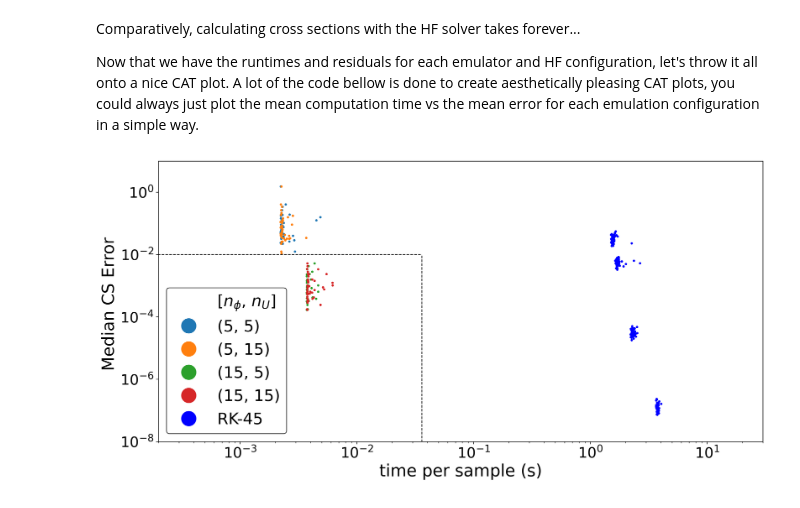
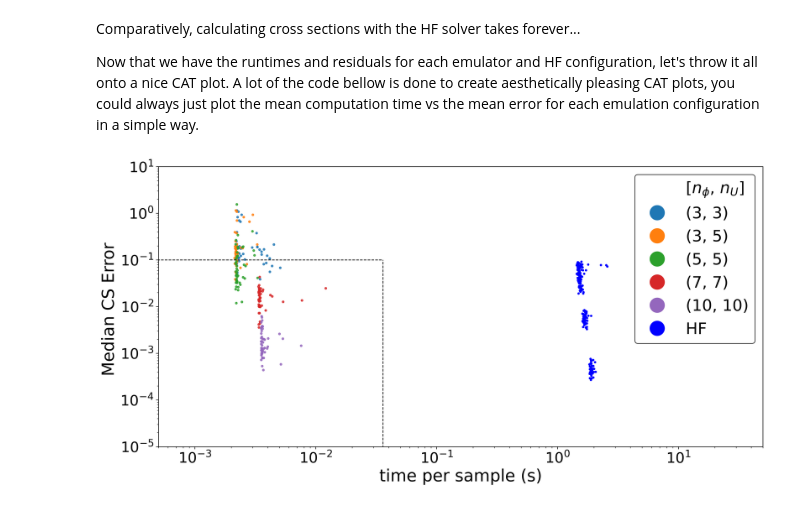
Before and after one commit to bandframework/rose, a Jupyter notebook: tutorials/K - ROSE_tutorial_1_building_an_emulator.ipynb, the cells around one changed output. Drawn from its saved outputs; the diff is of its cells as text; code cells hidden in the pictures.

```diff
--- a/tutorials/K - ROSE_tutorial_1_building_an_emulator.ipynb
+++ b/tutorials/K - ROSE_tutorial_1_building_an_emulator.ipynb
@@ -235,7 +235,7 @@ emulator = rose.ScatteringAmplitudeEmulator.from_train(
     interactions,
     training_samples,
     l_max,
-    n_basis=4,
+    n_basis=5,
     angles=angles / 180 * np.pi,
     hf_tols=[
         10 ** (-9),
@@ -342,7 +340,7 @@ Great, now let's choose a few configurations for the emulator and compare them.
 For each of the configs we run, we will set up the emulator, and calculate these 2 metrics. First, we will do the offline training for all the emulator configs. This is where most of the computational expense of an emulator comes in; training in the offline stage. Once each partial wave, at each paramater sample point, has it's reduced basis trained, the online stage, where we calculate observables, should be much faster.
 # %%
 # [basis size, number of terms in EIM decomposition]
-Sae_configs = [(5, 5),  (5,15), (15, 5), (15, 15)]
+Sae_configs = [(3, 3),  (3, 5), (5,5), (7,7) ,(10, 10)]
 
 # set up the emulators for each config
 Sae_Emulators = {}
@@ -354,7 +352,7 @@ for saeconfig in Sae_configs:
 We would like to compare the results of our emulartors to HF solvers at a variety of tolerances, to make sure using an emulator is actually worthwhile, as opposed to just cranking down the tolerances on our HF solver. To do that, let's also set up some "dummy" `ScatteringAmplitudeEmulators`; we will just use for their HF solvers:
 # %%
 # log of tolerance
-HF_configs=[-2,-3,-5,-7]
+HF_configs=[-1.5,-2,-3,-4]
 
 # set up the HF solvers for each config
 HF_Solvers={}
@@ -427,11 +458,3 @@ for HF in tqdm(HF_Solvers):
         "residuals_list": CAT_Data[2],
         "full_predictions": CAT_Data[3],
     }
-# %%
-for sae in Sae_Emulators:
-    data_sae = [
-        np.array(CAT_Emulator_Data[sae]["times"]
-        ),
-        np.array( [    np.median(CAT_Emulator_Data[sae]["residuals_list"][ii]) for ii in range(len(CAT_Emulator_Data[sae]["residuals_list"]))   ]  ),
-    ]
-    print(len(data_sae[1]))
@@ -509,26 +504,8 @@ for sae in Sae_Emulators:
     ]
     data_sae = np.array(data_sae)
 
-    # sns.kdeplot(
-    #     x=data_sae[0],
-    #     y=data_sae[1],
-    #     levels=[level_sns, 1],
-    #     color=colors[i],
-    #     log_scale=[True, True],
-    #     fill=True,
-    #     alpha=0.6,
-    # )
 
-    # sns.kdeplot(
-    #     x=data_sae[0],
-    #     y=data_sae[1],
-    #     levels=[level_sns],
-    #     color=colors[i],
-    #     log_scale=[True, True],
-    #     linewidths=3,
-    #     linestyles="dashed",
-    # )
-    ax.scatter(data_sae[0], data_sae[1], s=5, color=colors[i])
+    ax.scatter(data_sae[0], data_sae[1], s=7, color=colors[i],alpha=0.8)
 
     custom_lines.append(
         Line2D(
@@ -547,55 +524,38 @@ for sae in Sae_Emulators:
 
 i = 0
 for HF in HF_Solvers:
     data_hf = [
         np.array(CAT_HF_Data[HF]["times"]),
         np.array( [    np.median(CAT_HF_Data[HF]["residuals_list"][ii]) for ii in range(len(CAT_HF_Data[HF]["residuals_list"]))   ]  ),
     ]
     data_hf = np.array(data_hf)
-    # sns.kdeplot(
-    #     x=data_hf[0],
-    #     y=data_hf[1],
-    #     levels=[level_sns, 1],
-    #     color="b",
-    #     log_scale=[True, True],
-    #     fill=True,
-    #     alpha=0.6,
-    # )
-    # sns.kdeplot(
-    #     x=data_hf[0],
-    #     y=data_hf[1],
-    #     levels=[level_sns],
-    #     color="b",
-    #     log_scale=[True, True],
-    #     linewidths=3,
-    #     linestyles="dashed",
-    # )
+
     ax.scatter(data_hf[0], data_hf[1], s=5, color="b")
     i = i + 1
 
 
 custom_lines.append(
     Line2D(
-        [], [], color="b", marker="o", linestyle="None", markersize=20, label="RK-45"
+        [], [], color="b", marker="o", linestyle="None", markersize=20, label="HF"
     )
 )
 ax.legend(handles=custom_lines, fontsize=22, frameon=True, edgecolor="black")
-ax.plot([10 ** (-4), 0.036], [0.01, 0.01], color="k", linewidth=1, linestyle="dashed")
-ax.plot([0.036, 0.036], [10 ** (-9), 0.01], color="k", linewidth=1, linestyle="dashed")
+ax.plot([10 ** (-4), 0.036], [0.1, 0.1], color="k", linewidth=1, linestyle="dashed")
+ax.plot([0.036, 0.036], [10 ** (-9), 0.1], color="k", linewidth=1, linestyle="dashed")
 
 ax.set_xscale("log")
 ax.set_yscale("log")
 ax.set_xlabel("time per sample (s)", fontsize=23)
 ax.set_ylabel(
     r"Median CS Error ", fontsize=23
 )
 plt.rc("xtick", labelsize=20)
 plt.rc("ytick", labelsize=20)
 
-plt.xlim(2 * 10 ** (-4), 3 * 10 ** (1))
-plt.ylim(10 ** (-8), 10 ** (1))
+plt.xlim(5 * 10 ** (-4), 5 * 10 ** (1))
+plt.ylim(10 ** (-5), 10 ** (1))
 
 plt.show()
 # %% [output]
-[figure, old version]
+[figure, new version]
 # %% [markdown]
```
Also changed, not shown: parts of 11 cells of this notebook.
